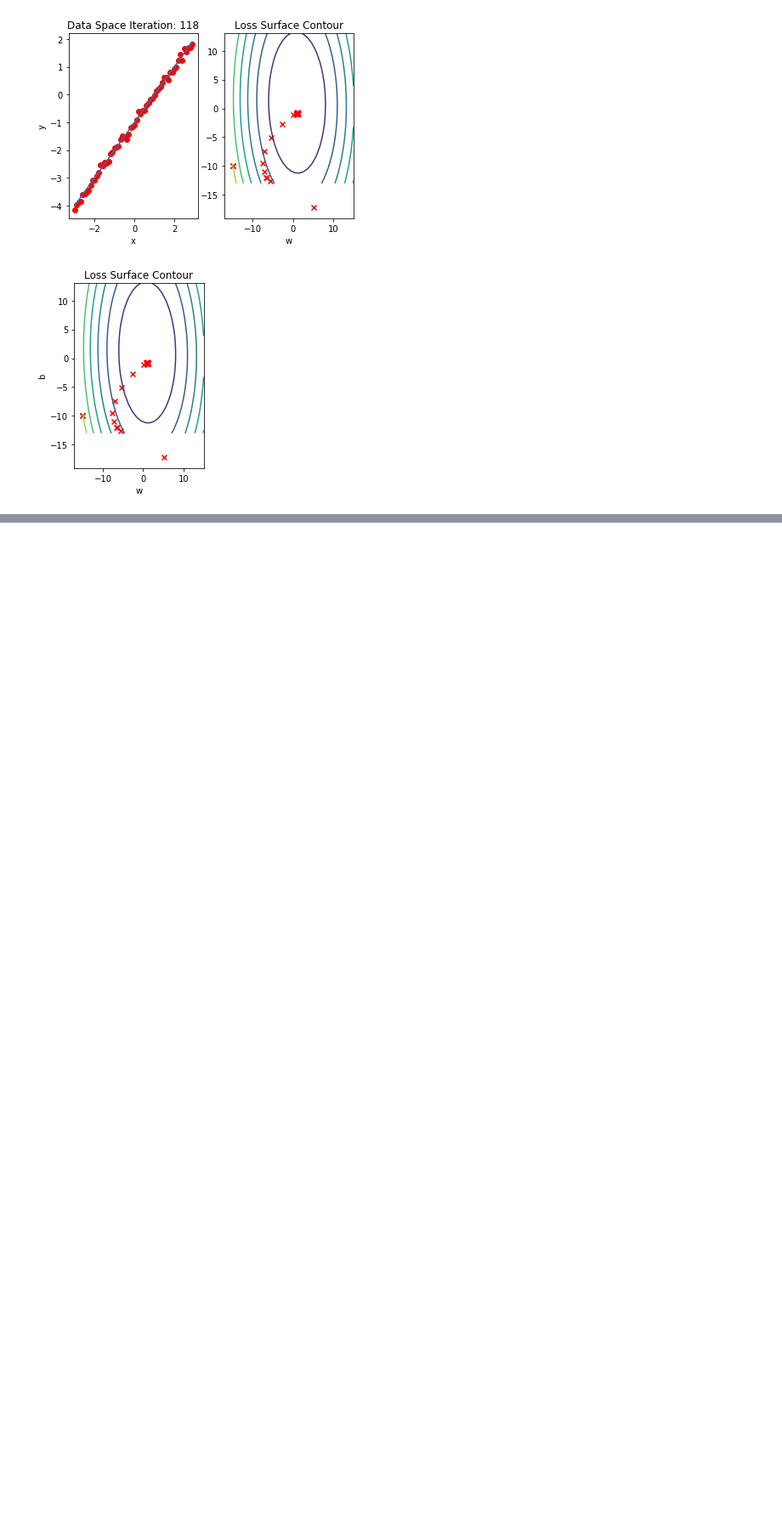
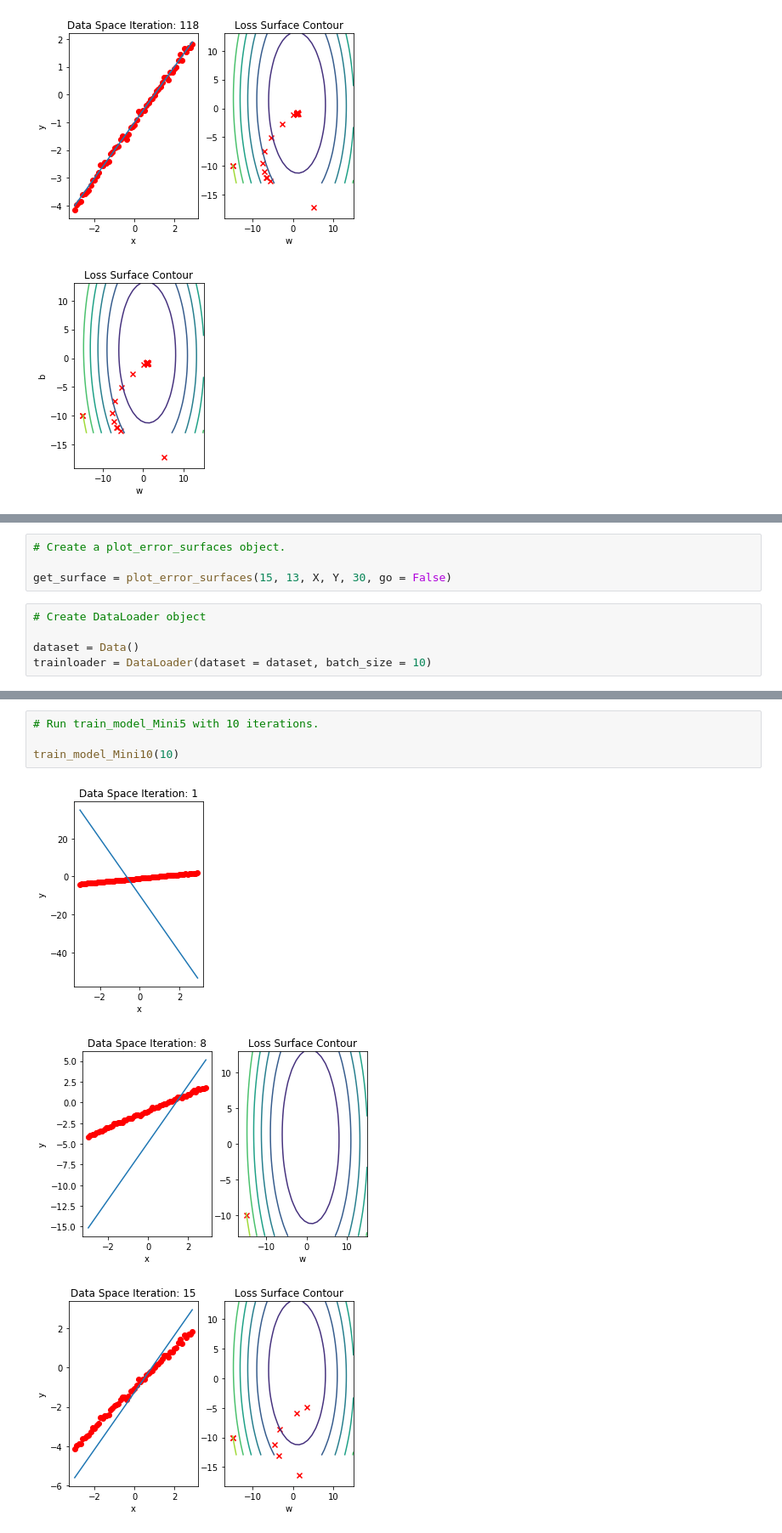
Before and after one commit to edchau/DeepLearning, a Jupyter notebook: PyTorch/Labs/Linear Regression/MiniBatchGrad.ipynb, the cells around one changed output, grey strips where cells are left out. Shown at 85% size. Saved outputs shown, nothing was run; the diff lists cells and outputs as text; blank space fills up the shorter version.

```diff
--- a/PyTorch/Labs/Linear Regression/MiniBatchGrad.ipynb
+++ b/PyTorch/Labs/Linear Regression/MiniBatchGrad.ipynb
@@ -293,0 +296,9 @@ train_model_Mini5(10)
+# %%
+# Create a plot_error_surfaces object.
+
+get_surface = plot_error_surfaces(15, 13, X, Y, 30, go = False)
+# %%
+# Create DataLoader object
+
+dataset = Data()
+trainloader = DataLoader(dataset = dataset, batch_size = 10)
@@ -293,0 +328,8 @@ train_model_Mini5(10)
+# %%
+# Run train_model_Mini5 with 10 iterations.
+
+train_model_Mini10(10)
+# %% [output]
+[figure, added]
+[figure, added]
+[figure, added]
```
Also changed, not shown: parts of 4 cells of this notebook.
